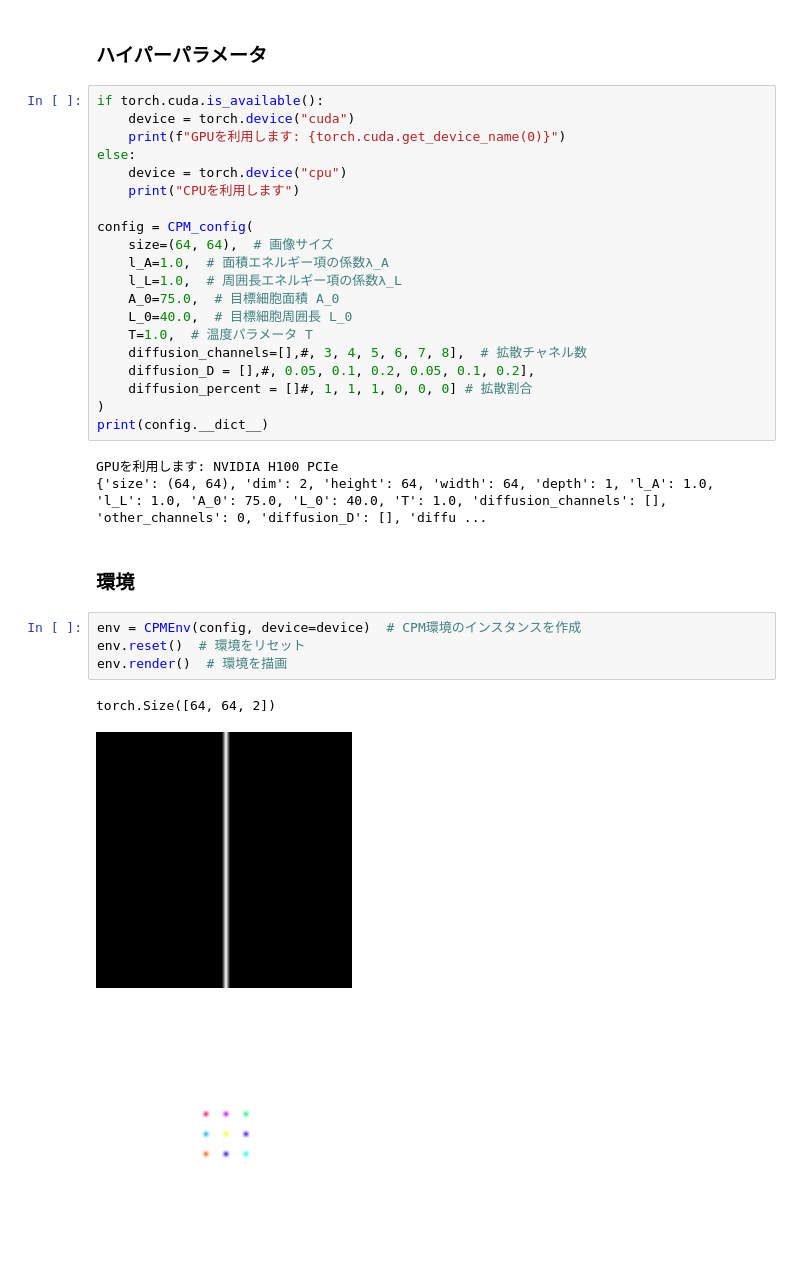
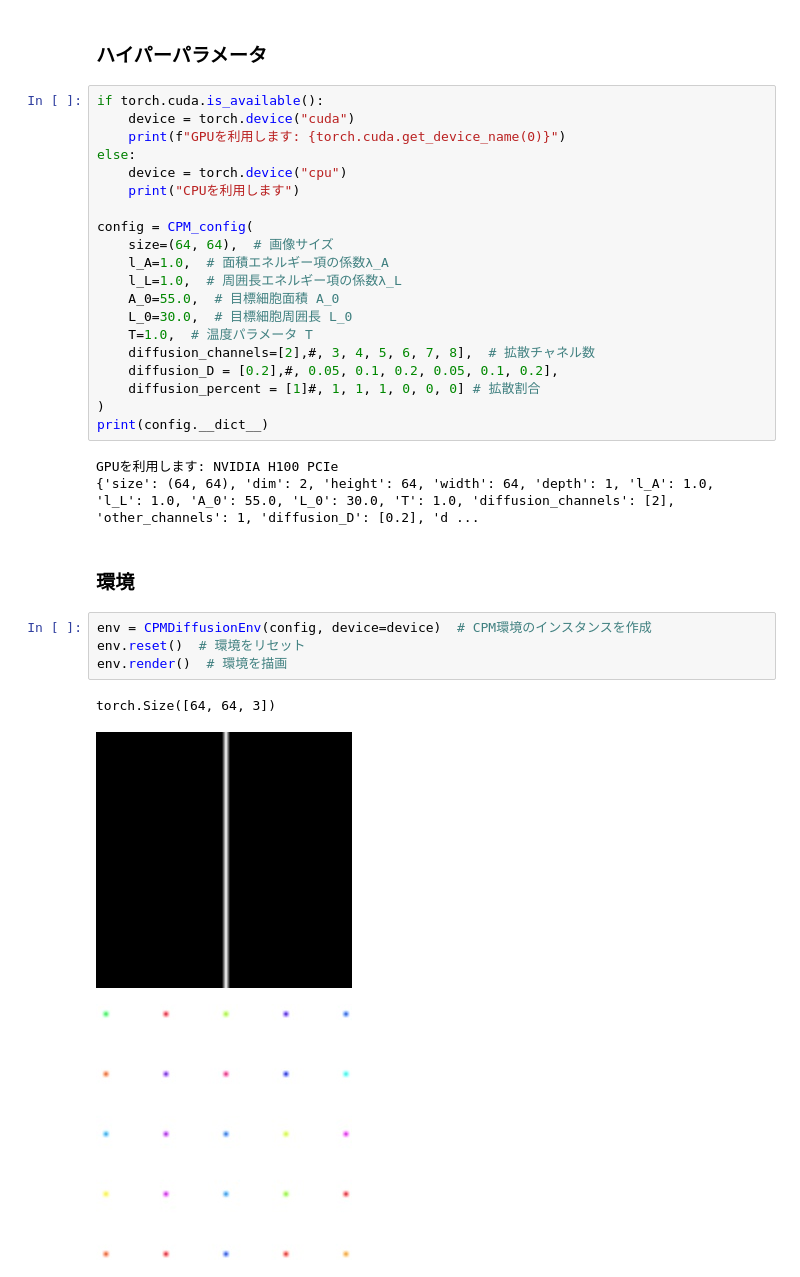
Before and after one commit to KotShinZ/cpm_torch, a Jupyter notebook: examples/ppo_to_target.ipynb, the cells around one changed output. Saved outputs shown, nothing was run; the diff lists cells and outputs as text.

```diff
--- a/examples/ppo_to_target.ipynb
+++ b/examples/ppo_to_target.ipynb
@@ -78,27 +78,27 @@ config = CPM_config(
     size=(64, 64),  # 画像サイズ
     l_A=1.0,  # 面積エネルギー項の係数λ_A
     l_L=1.0,  # 周囲長エネルギー項の係数λ_L
-    A_0=75.0,  # 目標細胞面積 A_0
-    L_0=40.0,  # 目標細胞周囲長 L_0
+    A_0=55.0,  # 目標細胞面積 A_0
+    L_0=30.0,  # 目標細胞周囲長 L_0
     T=1.0,  # 温度パラメータ T
-    diffusion_channels=[],#, 3, 4, 5, 6, 7, 8],  # 拡散チャネル数
-    diffusion_D = [],#, 0.05, 0.1, 0.2, 0.05, 0.1, 0.2],
-    diffusion_percent = []#, 1, 1, 1, 0, 0, 0] # 拡散割合
+    diffusion_channels=[2],#, 3, 4, 5, 6, 7, 8],  # 拡散チャネル数
+    diffusion_D = [0.2],#, 0.05, 0.1, 0.2, 0.05, 0.1, 0.2],
+    diffusion_percent = [1]#, 1, 1, 1, 0, 0, 0] # 拡散割合
 )
 print(config.__dict__)
 # %% [output]
 GPUを利用します: NVIDIA H100 PCIe
-{'size': (64, 64), 'dim': 2, 'height': 64, 'width': 64, 'depth': 1, 'l_A': 1.0, 'l_L': 1.0, 'A_0': 75.0, 'L_0': 40.0, 'T': 1.0, 'diffusion_channels': [], 'other_channels': 0, 'diffusion_D': [], 'diffu ...
+{'size': (64, 64), 'dim': 2, 'height': 64, 'width': 64, 'depth': 1, 'l_A': 1.0, 'l_L': 1.0, 'A_0': 55.0, 'L_0': 30.0, 'T': 1.0, 'diffusion_channels': [2], 'other_channels': 1, 'diffusion_D': [0.2], 'd ...
 # %% [markdown]
 ### 環境
 # %%
-env = CPMEnv(config, device=device)  # CPM環境のインスタンスを作成
+env = CPMDiffusionEnv(config, device=device)  # CPM環境のインスタンスを作成
 env.reset()  # 環境をリセット
 env.render()  # 環境を描画
 # %% [output]
-torch.Size([64, 64, 2])
+torch.Size([64, 64, 3])
 [figure]
-[figure, old version]
+[figure, new version]
 # %%
 eval_freq = 1000
 best_model_save_path = os.path.join(result_dir, "best_model")
```
Also changed, not shown: parts of 5 cells of this notebook, 43 other files.
